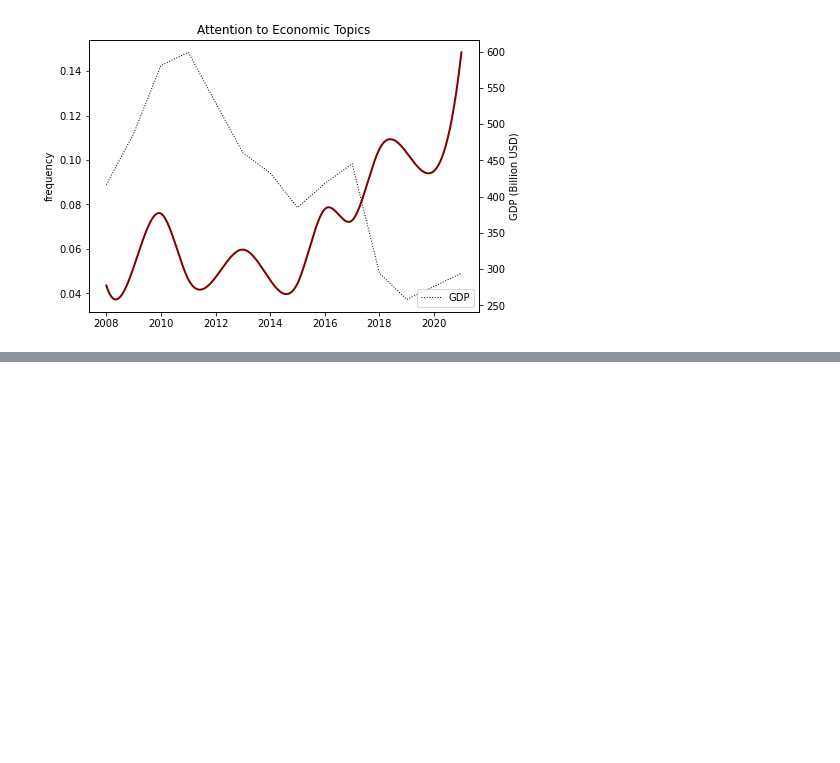
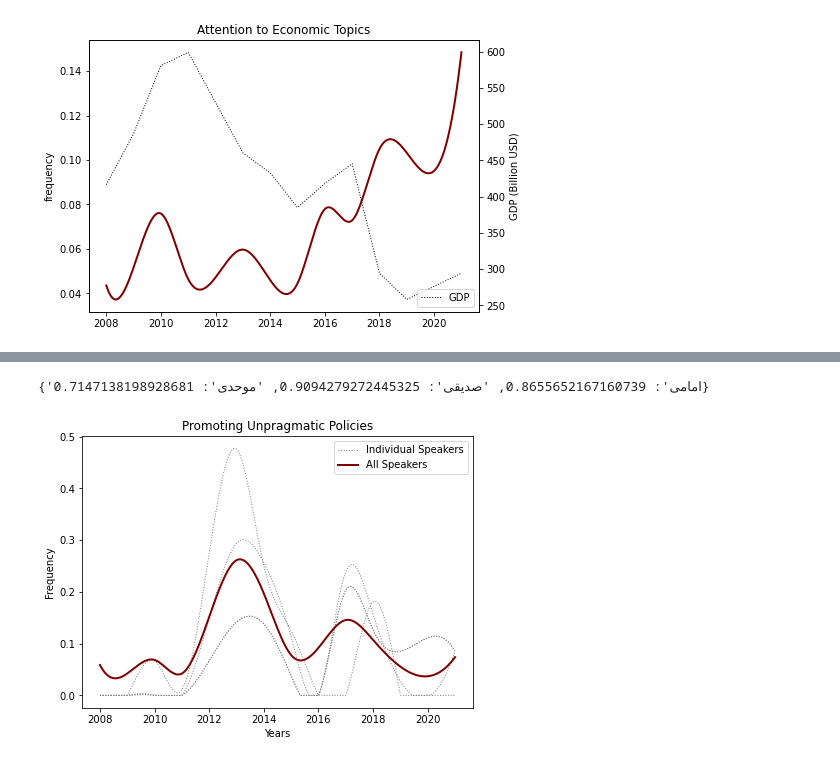
Before and after one commit to macs30200-s22/replication-materials-javad-e, a Jupyter notebook: analysis/word_count.ipynb, the cells around one changed output, grey strips where cells are left out. Drawn from its saved outputs; the diff is of its cells as text; code cells hidden in the pictures; blank space fills up the shorter version.

```diff
--- a/analysis/word_count.ipynb
+++ b/analysis/word_count.ipynb
@@ -199,0 +268,7 @@ Text(0, 0.5, 'Frequency')
+# %%
+unpragmatic_w = ['مقاومتي', 'بانک', 'کفایی', 'هسته', 'استقلال', 'سودبانکی', 'توسعه اسلامی', 'الگوی پیشرفت']
+speakers = ["امامی", "صدیقی", "موحدی"]
+plot_speakers('Promoting Unpragmatic Policies', unpragmatic_w, speakers)
+# %% [output]
+{'امامی': 0.8655652167160739, 'صدیقی': 0.9094279272445325, 'موحدی': 0.7147138198928681}
+[figure, added]
```
Also changed, not shown: parts of 17 cells of this notebook.
